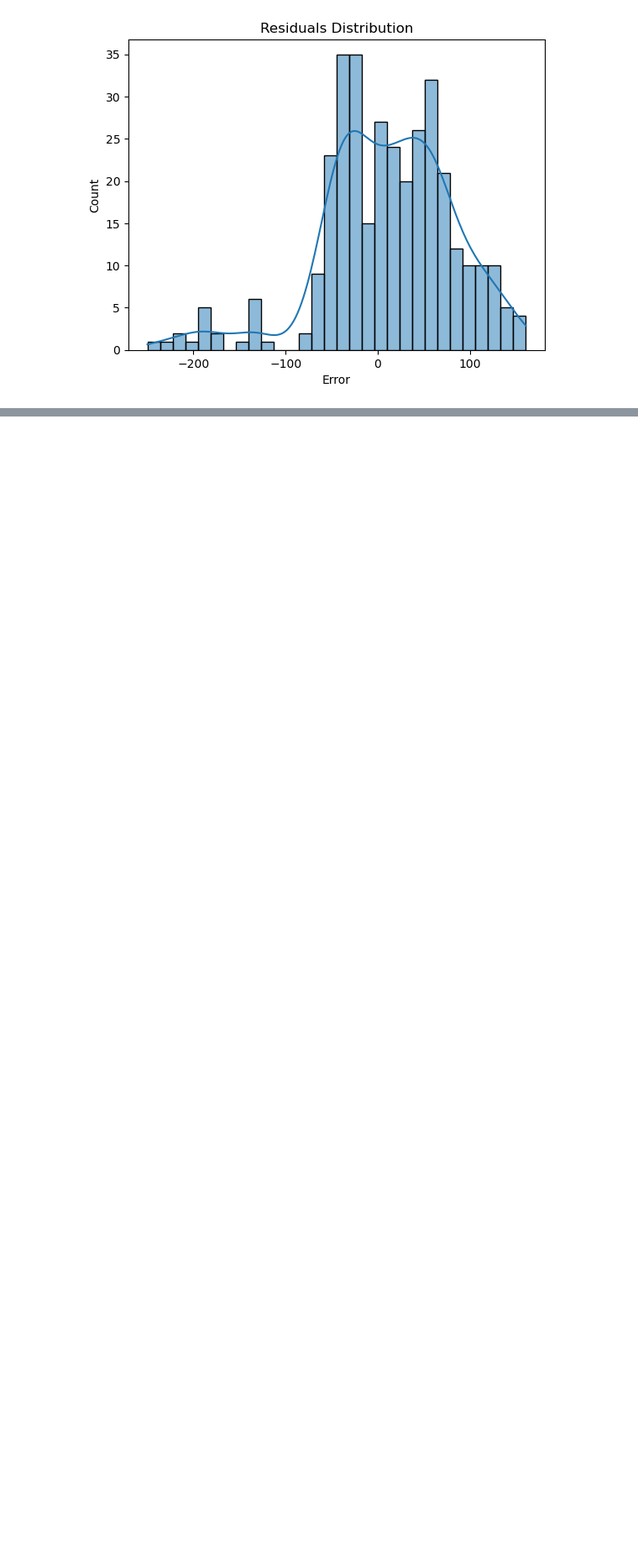
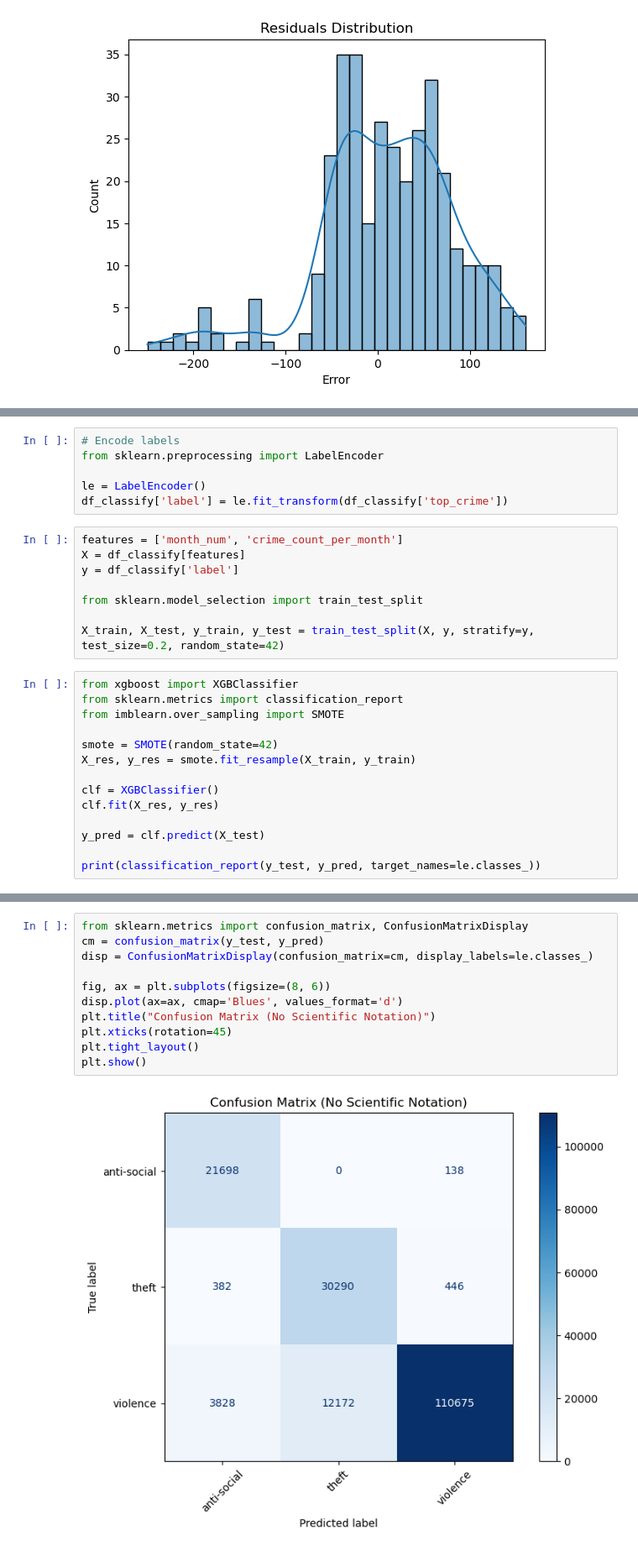
Before and after one commit to mAlex28/UK-Crime-Data-Prediction, a Jupyter notebook: notebooks/experiment.ipynb, the cells around one changed output, grey strips where cells are left out. Shown: that part at 84% size. Drawn from its saved outputs; the diff is of its cells as text; blank space fills up the shorter version.

Commit message:
predicted most likely crimes

```diff
--- a/notebooks/experiment.ipynb
+++ b/notebooks/experiment.ipynb
@@ -550,0 +509,28 @@ future_data.to_csv('../data/future_predictions.csv', index=False)
+# %%
+# Encode labels
+from sklearn.preprocessing import LabelEncoder
+
+le = LabelEncoder()
+df_classify['label'] = le.fit_transform(df_classify['top_crime'])
+# %%
+features = ['month_num', 'crime_count_per_month']
+X = df_classify[features]
+y = df_classify['label']
+
+from sklearn.model_selection import train_test_split
+
+X_train, X_test, y_train, y_test = train_test_split(X, y, stratify=y, test_size=0.2, random_state=42)
+# %%
+from xgboost import XGBClassifier
+from sklearn.metrics import classification_report
+from imblearn.over_sampling import SMOTE
+
+smote = SMOTE(random_state=42)
+X_res, y_res = smote.fit_resample(X_train, y_train)
+
+clf = XGBClassifier()
+clf.fit(X_res, y_res)
+
+y_pred = clf.predict(X_test)
+
+print(classification_report(y_test, y_pred, target_names=le.classes_))
@@ -550,0 +547,13 @@ future_data.to_csv('../data/future_predictions.csv', index=False)
+# %%
+from sklearn.metrics import confusion_matrix, ConfusionMatrixDisplay
+cm = confusion_matrix(y_test, y_pred)
+disp = ConfusionMatrixDisplay(confusion_matrix=cm, display_labels=le.classes_)
+
+fig, ax = plt.subplots(figsize=(8, 6))
+disp.plot(ax=ax, cmap='Blues', values_format='d')
+plt.title("Confusion Matrix (No Scientific Notation)")
+plt.xticks(rotation=45)
+plt.tight_layout()
+plt.show()
+# %% [output]
+[figure, added]
```
Also changed, not shown: parts of 17 cells of this notebook, 3 other files.
